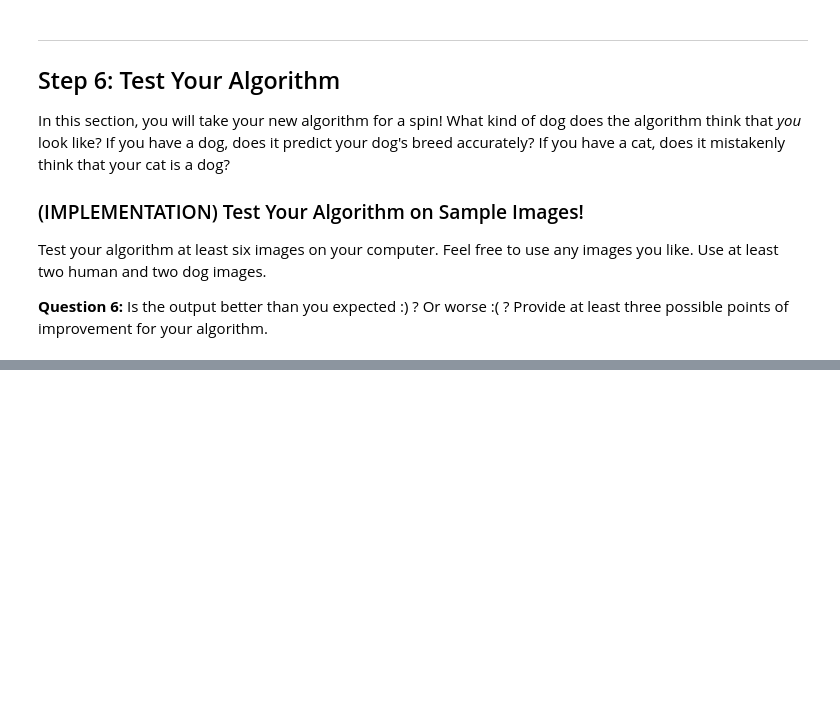
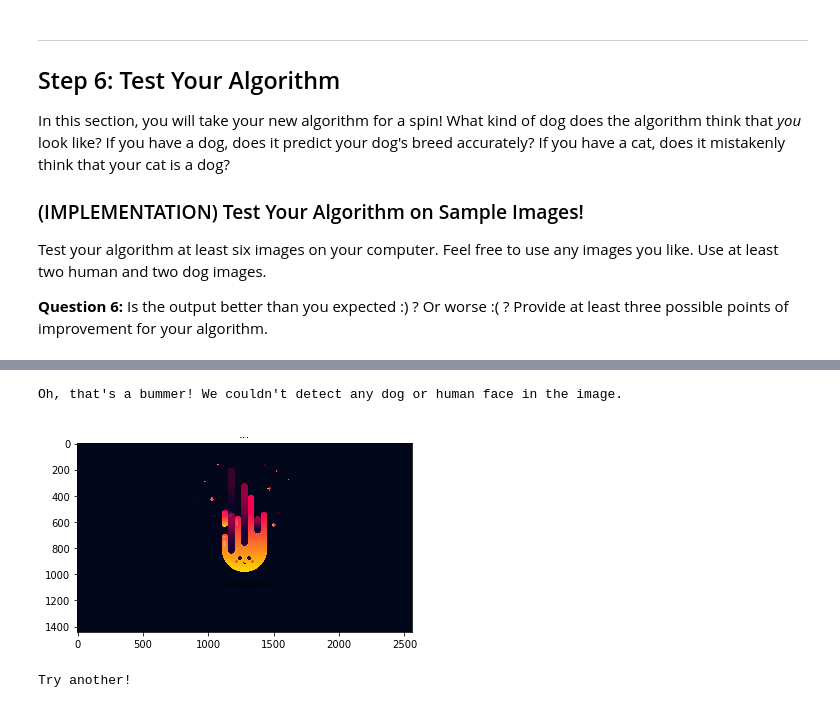
Before and after one commit to aadimator/deep-learning-nanodegree, a Jupyter notebook: project-dog-classification/dog_app.ipynb, the cells around one changed output, grey strips where cells are left out. Drawn from its saved outputs; the diff is of its cells as text; code cells hidden in the pictures; blank space fills up the shorter version.

```diff
--- a/project-dog-classification/dog_app.ipynb
+++ b/project-dog-classification/dog_app.ipynb
@@ -743,0 +857,6 @@ for file in np.hstack((human_files[:3], dog_files[:3])):
+# %%
+run_app('other.png')
+# %% [output]
+Oh, that's a bummer! We couldn't detect any dog or human face in the image.
+[figure, added]
+Try another!
```
Also changed, not shown: parts of 19 cells of this notebook, 2 other files.
